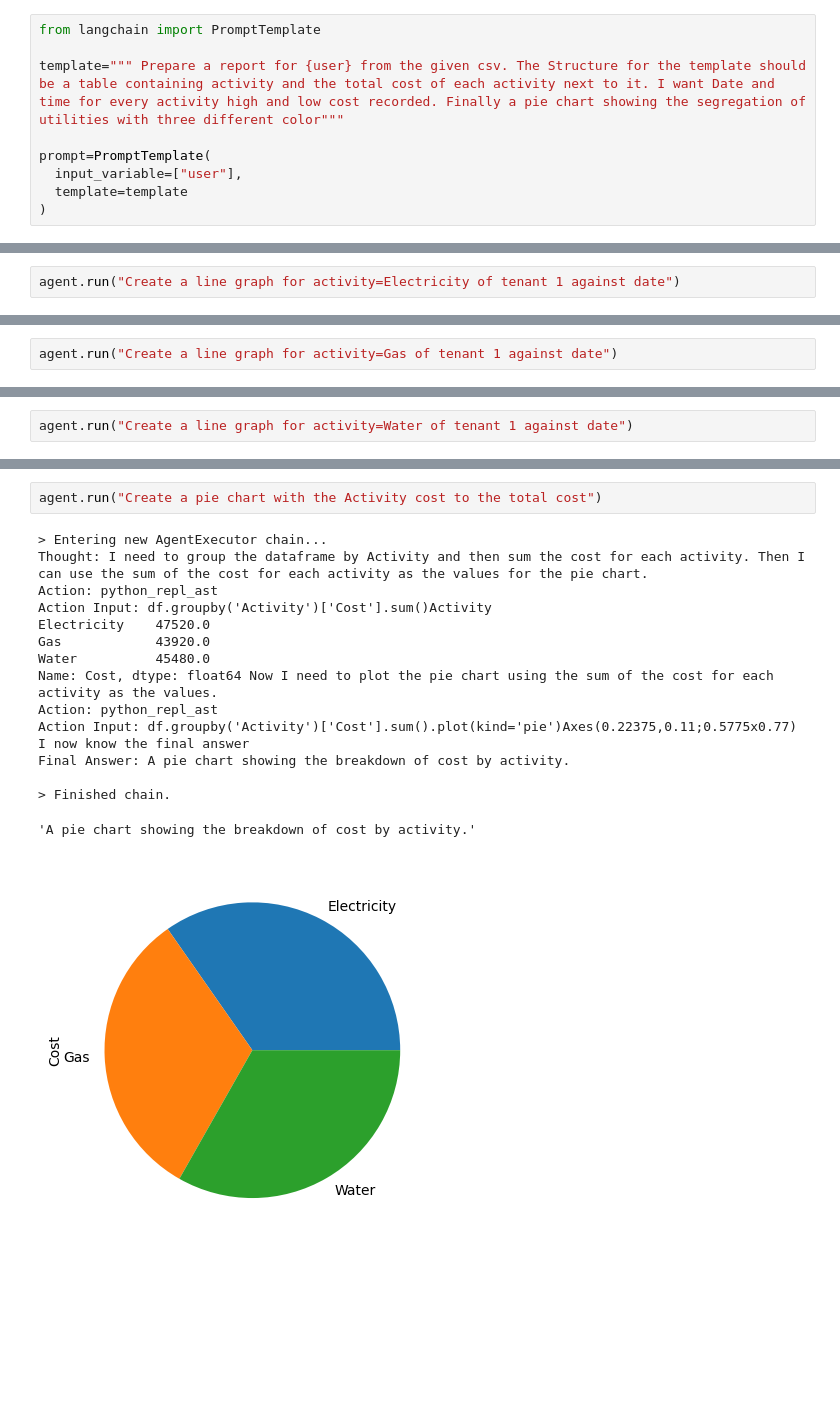
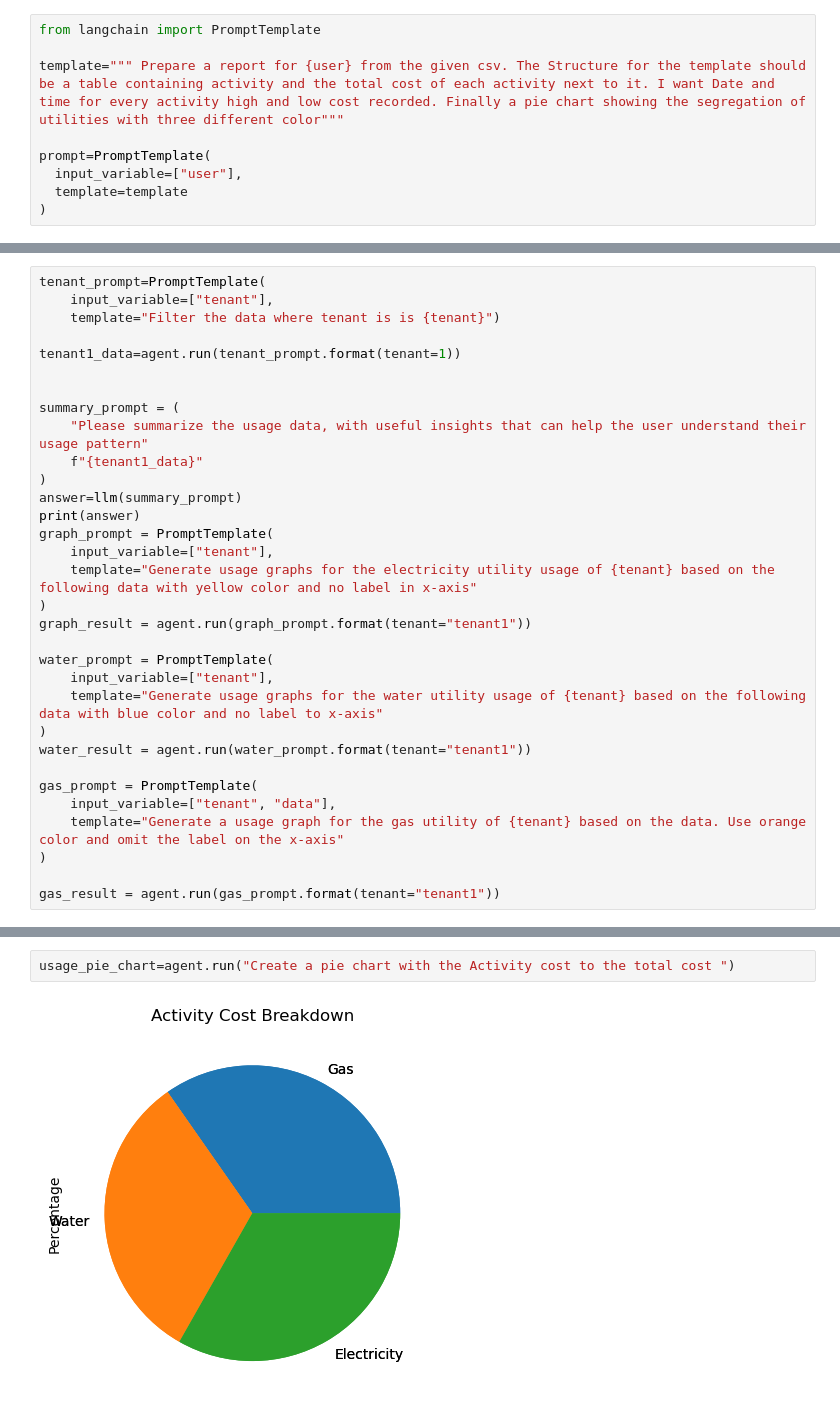
Before and after one commit to kishaiyan/splitmateez, a Jupyter notebook: LLM.ipynb, the cells around one changed output, grey strips where cells are left out. Saved outputs shown, nothing was run; the diff lists cells and outputs as text; blank space fills up the shorter version.

```diff
--- a/LLM.ipynb
+++ b/LLM.ipynb
@@ -147,0 +51,32 @@ Final Answer: The final answer is the dataframe with only rows where TenantID is
+# %%
+tenant_prompt=PromptTemplate(
+    input_variable=["tenant"],
+    template="Filter the data where tenant is is {tenant}")
+
+tenant1_data=agent.run(tenant_prompt.format(tenant=1))
+
+
+summary_prompt = (
+    "Please summarize the usage data, with useful insights that can help the user understand their usage pattern"
+    f"{tenant1_data}"
+)
+answer=llm(summary_prompt)
+print(answer)
+graph_prompt = PromptTemplate(
+    input_variable=["tenant"],
+    template="Generate usage graphs for the electricity utility usage of {tenant} based on the following data with yellow color and no label in x-axis"
+)
+graph_result = agent.run(graph_prompt.format(tenant="tenant1"))
+
+water_prompt = PromptTemplate(
+    input_variable=["tenant"],
+    template="Generate usage graphs for the water utility usage of {tenant} based on the following data with blue color and no label to x-axis"
+)
+water_result = agent.run(water_prompt.format(tenant="tenant1"))
+
+gas_prompt = PromptTemplate(
+    input_variable=["tenant", "data"],
+    template="Generate a usage graph for the gas utility of {tenant} based on the data. Use orange color and omit the label on the x-axis"
+)
+
+gas_result = agent.run(gas_prompt.format(tenant="tenant1"))
@@ -181,2 +105,0 @@ Final Answer: 68280.0
-# %%
-agent.run("Create a line graph for activity=Electricity of tenant 1 against date")
@@ -193,2 +105,0 @@ Final Answer: A line graph showing the cost of electricity for tenant 1 over tim
-# %%
-agent.run("Create a line graph for activity=Gas of tenant 1 against date")
@@ -205,2 +105,0 @@ Final Answer: A line graph showing the cost of gas for tenant 1 over time.
-# %%
-agent.run("Create a line graph for activity=Water of tenant 1 against date")
@@ -217,18 +106,4 @@ Final Answer: A line graph showing the cost of water for tenant 1 over time.
 # %%
-agent.run("Create a pie chart with the Activity cost to the total cost")
+usage_pie_chart=agent.run("Create a pie chart with the Activity cost to the total cost ")
 # %% [output]
-> Entering new AgentExecutor chain...
-Thought: I need to group the dataframe by Activity and then sum the cost for each activity. Then I can use the sum of the cost for each activity as the values for the pie chart.
-Action: python_repl_ast
-Action Input: df.groupby('Activity')['Cost'].sum()Activity
-Electricity    47520.0
-Gas            43920.0
-Water          45480.0
-Name: Cost, dtype: float64 Now I need to plot the pie chart using the sum of the cost for each activity as the values.
-Action: python_repl_ast
-Action Input: df.groupby('Activity')['Cost'].sum().plot(kind='pie')Axes(0.22375,0.11;0.5775x0.77) I now know the final answer
-Final Answer: A pie chart showing the breakdown of cost by activity.
-
-> Finished chain.
-'A pie chart showing the breakdown of cost by activity.'
-[figure, old version]
+[figure, new version]
```
Also changed, not shown: parts of 20 cells of this notebook, 32 other files.
